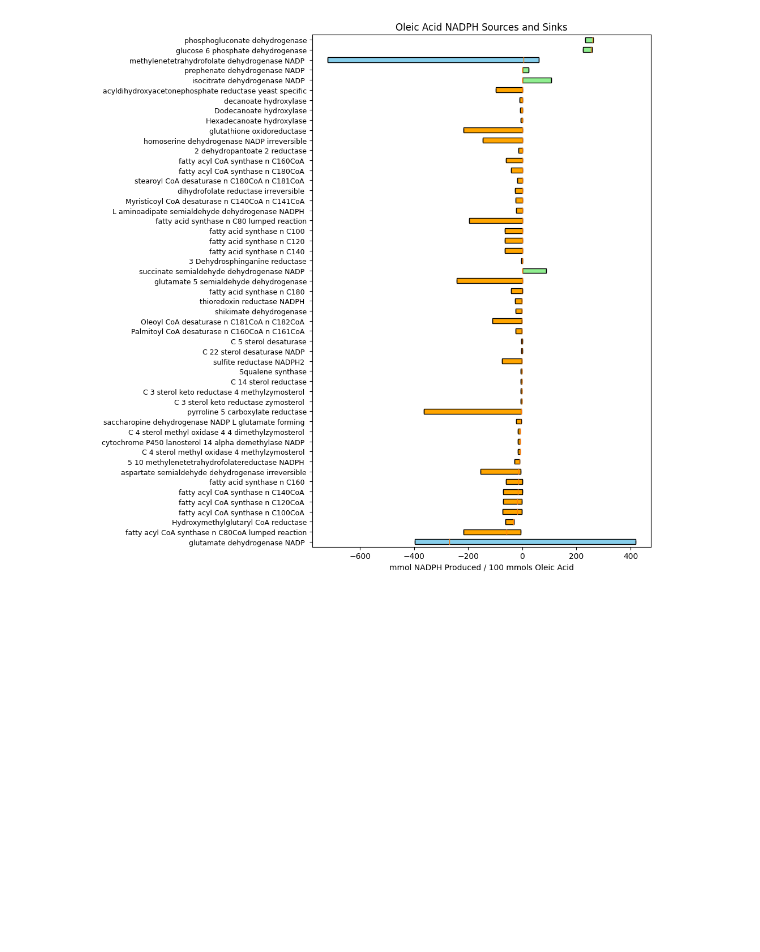
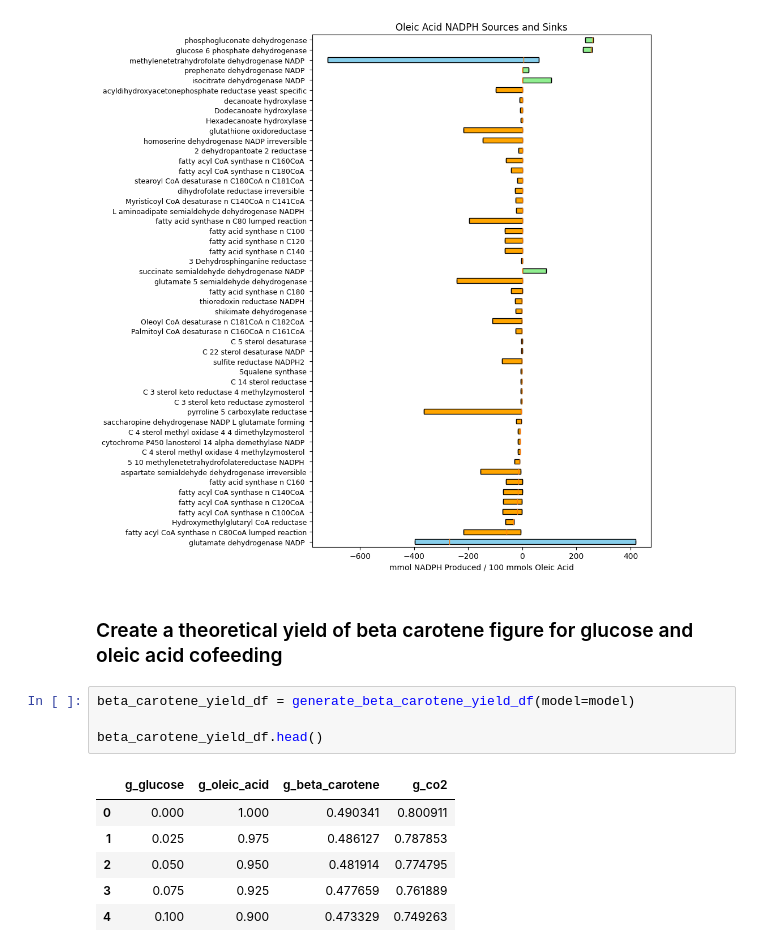
Before and after one commit to UH-MBBE/yarrowia-13C-gsm, a Jupyter notebook: notebooks/D_GSM_plots.ipynb, the cells around one changed output. Saved outputs shown, nothing was run; the diff lists cells and outputs as text; blank space fills up the shorter version.

```diff
--- a/notebooks/D_GSM_plots.ipynb
+++ b/notebooks/D_GSM_plots.ipynb
@@ -244,3 +247,16 @@ oleic_acid_gsm_nadph_fluxes_df = oleic_acid_gsm_nadph_fluxes_df.sort_values(by='
 plot_NADPH_sources_and_sinks(oleic_acid_gsm_nadph_fluxes_df, model=model, substrate='Oleic Acid')
 # %% [output]
 [figure]
+# %% [markdown]
+### Create a theoretical yield of beta carotene figure for glucose and oleic acid cofeeding
+# %%
+beta_carotene_yield_df = generate_beta_carotene_yield_df(model=model)
+
+beta_carotene_yield_df.head()
+# %% [output]
+|  | g_glucose | g_oleic_acid | g_beta_carotene | g_co2 |
+| 0 | 0.000 | 1.000 | 0.490341 | 0.800911 |
+| 1 | 0.025 | 0.975 | 0.486127 | 0.787853 |
+| 2 | 0.050 | 0.950 | 0.481914 | 0.774795 |
+| 3 | 0.075 | 0.925 | 0.477659 | 0.761889 |
+| 4 | 0.100 | 0.900 | 0.473329 | 0.749263 |
```
Also changed, not shown: parts of 3 cells of this notebook, 6 other files.
